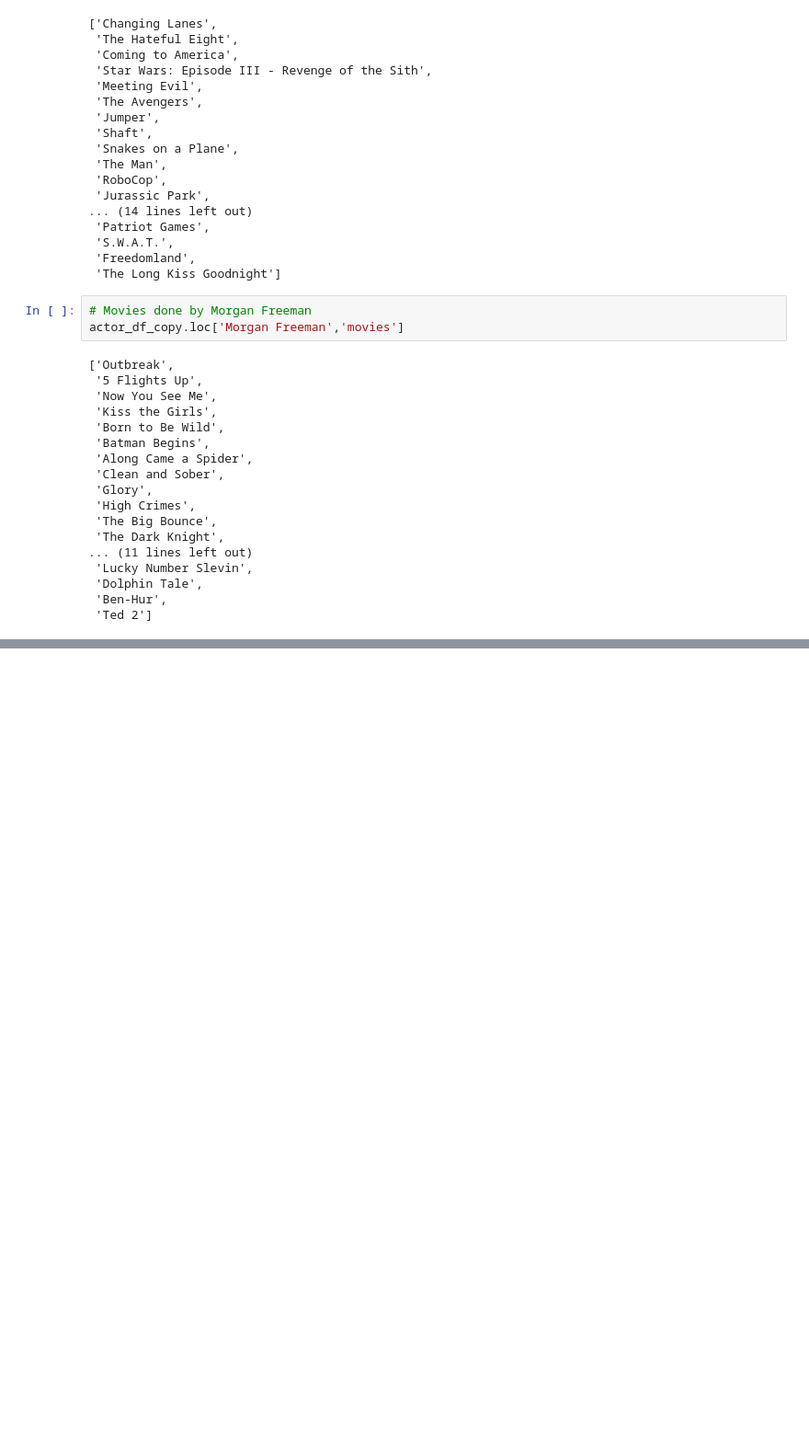
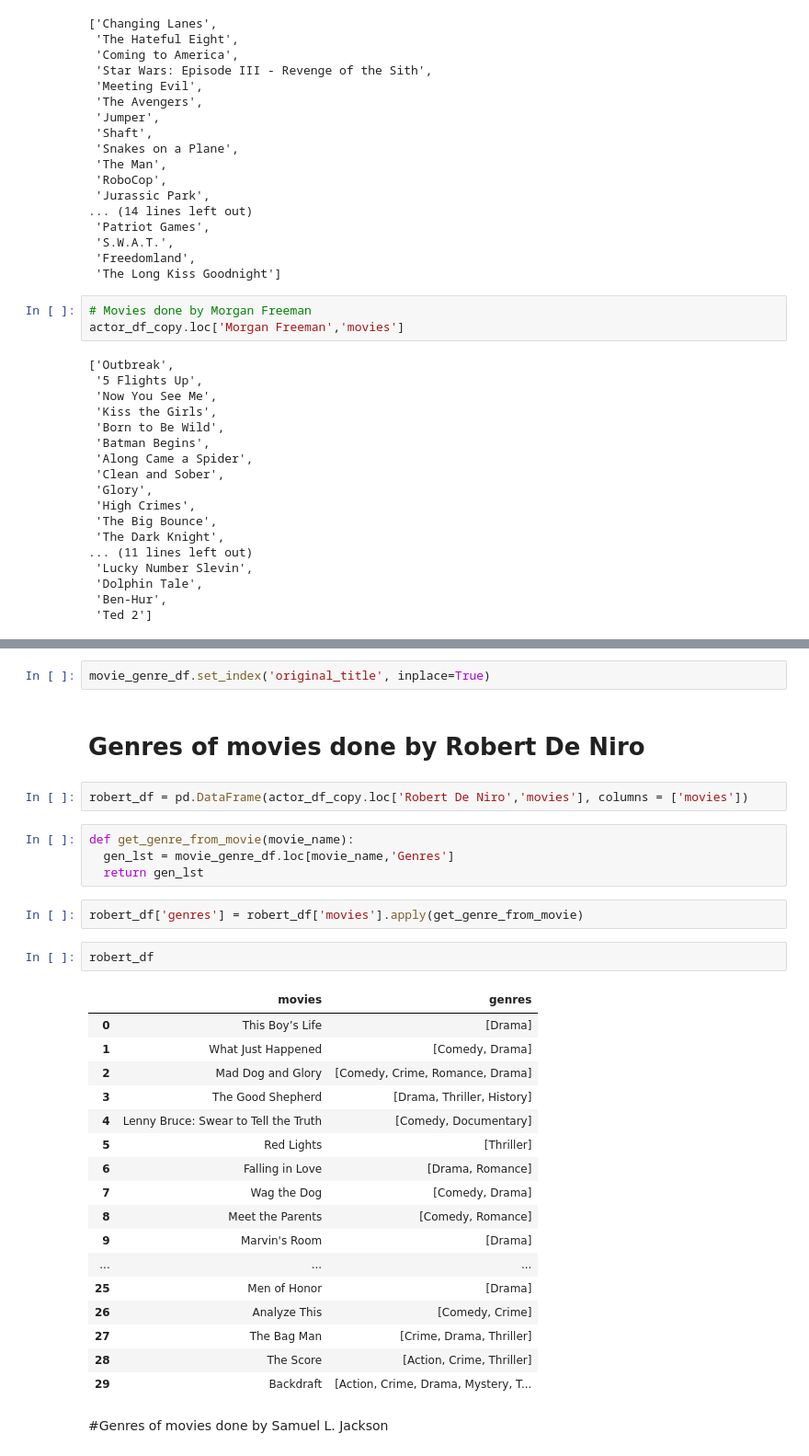
Before and after one commit to rishabhk1501/EDA-on-IMDB-Dataset, a Jupyter notebook: EDA_on_IMDB_Dataset.ipynb, the cells around one changed output, grey strips where cells are left out. Shown at 92% size. Cells and saved outputs as stored; diff of their text form; blank space fills up the shorter version.

```diff
--- a/EDA_on_IMDB_Dataset.ipynb
+++ b/EDA_on_IMDB_Dataset.ipynb
@@ -935,0 +993,34 @@ actor_df_copy.loc['Morgan Freeman','movies']
+# %%
+movie_genre_df.set_index('original_title', inplace=True)
+# %% [markdown]
+# Genres of movies done by Robert De Niro
+# %%
+robert_df = pd.DataFrame(actor_df_copy.loc['Robert De Niro','movies'], columns = ['movies'])
+# %%
+def get_genre_from_movie(movie_name):
+  gen_lst = movie_genre_df.loc[movie_name,'Genres']
+  return gen_lst
+# %%
+robert_df['genres'] = robert_df['movies'].apply(get_genre_from_movie)
+# %%
+robert_df
+# %% [output]
+|  | movies | genres |
+| 0 | This Boy’s Life | [Drama] |
+| 1 | What Just Happened | [Comedy, Drama] |
+| 2 | Mad Dog and Glory | [Comedy, Crime, Romance, Drama] |
+| 3 | The Good Shepherd | [Drama, Thriller, History] |
+| 4 | Lenny Bruce: Swear to Tell the Truth | [Comedy, Documentary] |
+| 5 | Red Lights | [Thriller] |
+| 6 | Falling in Love | [Drama, Romance] |
+| 7 | Wag the Dog | [Comedy, Drama] |
+| 8 | Meet the Parents | [Comedy, Romance] |
+| 9 | Marvin's Room | [Drama] |
+| ... | ... | ... |
+| 25 | Men of Honor | [Drama] |
+| 26 | Analyze This | [Comedy, Crime] |
+| 27 | The Bag Man | [Crime, Drama, Thriller] |
+| 28 | The Score | [Action, Crime, Thriller] |
+| 29 | Backdraft | [Action, Crime, Drama, Mystery, T... |
+# %% [markdown]
+#Genres of movies done by Samuel L. Jackson
```
Also changed, not shown: parts of 13 cells of this notebook.
